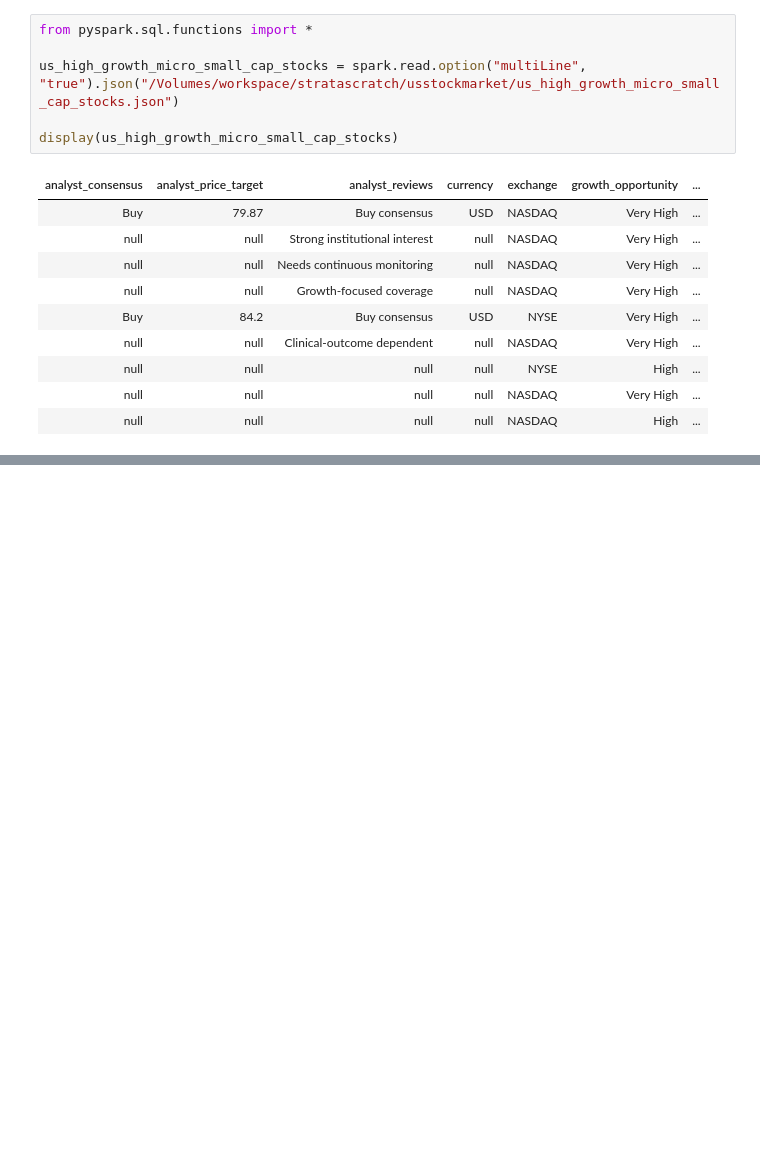
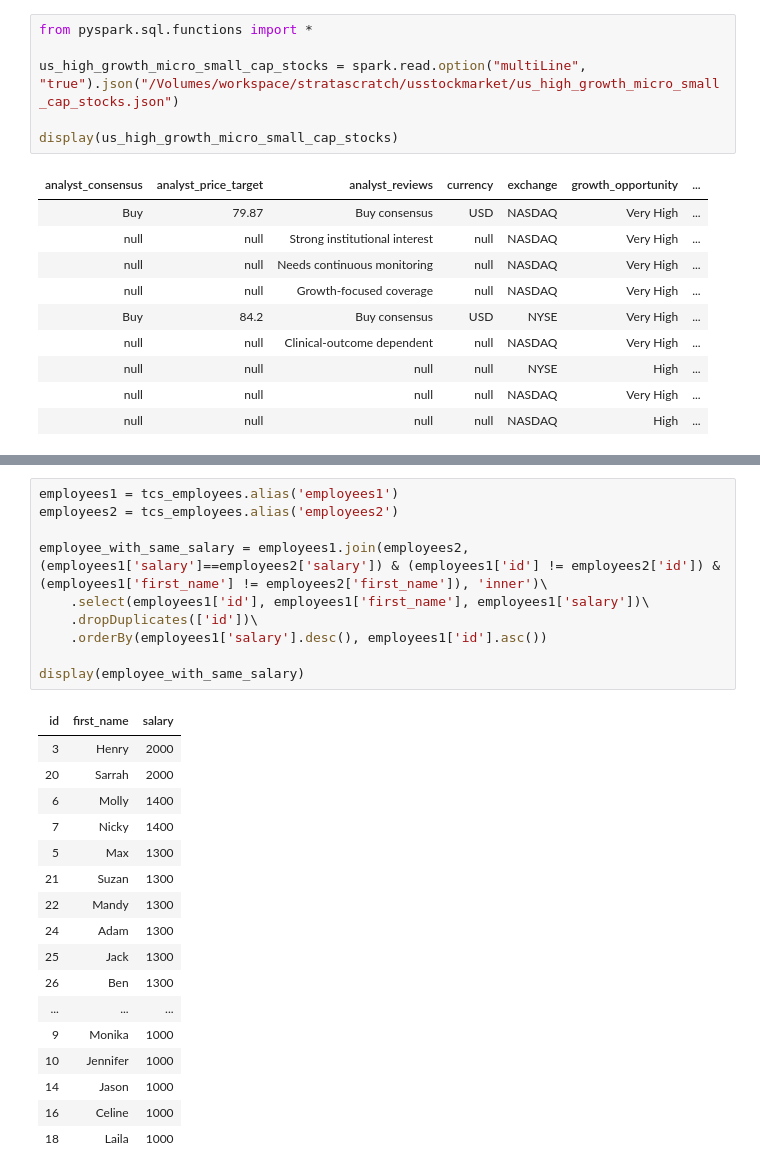
Before and after one commit to Atharv-Pawar/PySpark, a Jupyter notebook: stratascratch 2026-08-09 16_54_21.ipynb, the cells around one changed output, grey strips where cells are left out. Cells and saved outputs as stored; diff of their text form; blank space fills up the shorter version.

```diff
--- a/stratascratch 2026-08-09 16_54_21.ipynb
+++ b/stratascratch 2026-08-09 16_54_21.ipynb
@@ -205,0 +329,28 @@ display(us_high_growth_micro_small_cap_stocks)
+# %%
+employees1 = tcs_employees.alias('employees1')
+employees2 = tcs_employees.alias('employees2')
+
+employee_with_same_salary = employees1.join(employees2, (employees1['salary']==employees2['salary']) & (employees1['id'] != employees2['id']) & (employees1['first_name'] != employees2['first_name']), 'inner')\
+    .select(employees1['id'], employees1['first_name'], employees1['salary'])\
+    .dropDuplicates(['id'])\
+    .orderBy(employees1['salary'].desc(), employees1['id'].asc())
+
+display(employee_with_same_salary)
+# %% [output]
+| id | first_name | salary |
+| 3 | Henry | 2000 |
+| 20 | Sarrah | 2000 |
+| 6 | Molly | 1400 |
+| 7 | Nicky | 1400 |
+| 5 | Max | 1300 |
+| 21 | Suzan | 1300 |
+| 22 | Mandy | 1300 |
+| 24 | Adam | 1300 |
+| 25 | Jack | 1300 |
+| 26 | Ben | 1300 |
+| ... | ... | ... |
+| 9 | Monika | 1000 |
+| 10 | Jennifer | 1000 |
+| 14 | Jason | 1000 |
+| 16 | Celine | 1000 |
+| 18 | Laila | 1000 |
```
Also changed, not shown: parts of 8 cells of this notebook.
